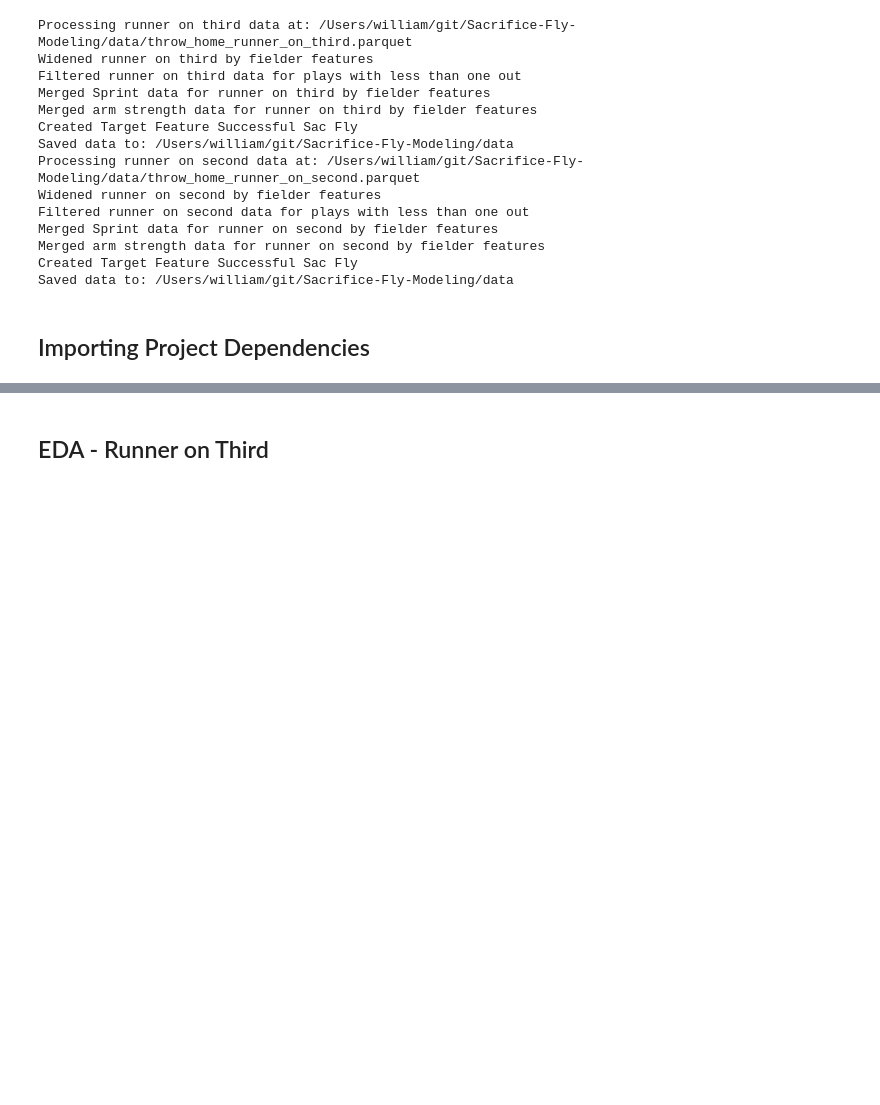
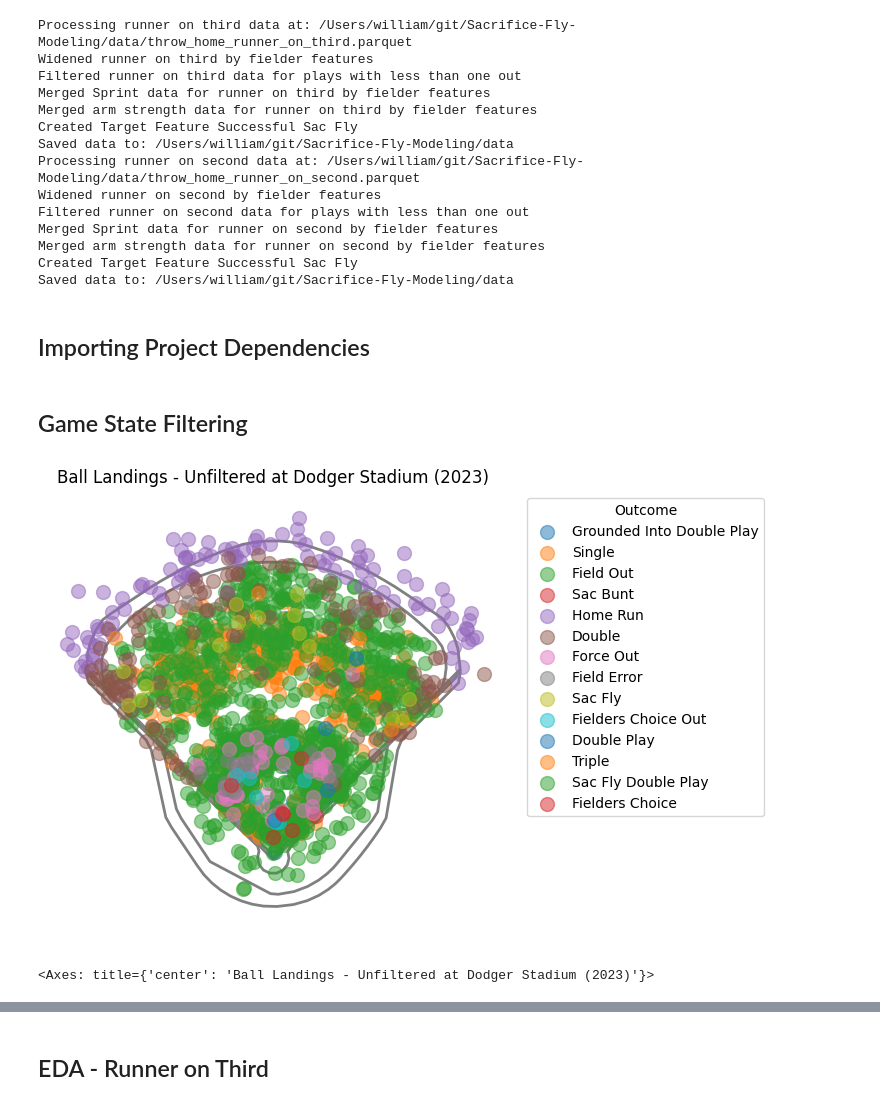
Before and after one commit to Dodgers-Capstone/Sacrifice-Fly-Modeling, a Jupyter notebook: notebooks/1_master.ipynb, the cells around one changed output, grey strips where cells are left out. Drawn from its saved outputs; the diff is of its cells as text; code cells hidden in the pictures; blank space fills up the shorter version.

```diff
--- a/notebooks/1_master.ipynb
+++ b/notebooks/1_master.ipynb
@@ -82,0 +84,21 @@ on_base_lf = pl.scan_parquet(on_base_path)
+# %%
+on_base_path = os.path.abspath("../data/throw_home_runner_on_third_wide_sprint_arm.parquet")
+on_base_lf = pl.scan_parquet(on_base_path)
+
+statcast_pd = statcast(start_dt="2023-04-01",
+                       end_dt="2023-10-01",
+                       team = "LAD",
+                       verbose = False
+)
+# %% [markdown]
+## Game State Filtering
+# %%
+statcast_pd['hc_x'] = pd.to_numeric(statcast_pd['hc_x'], errors='coerce')
+statcast_pd['hc_y'] = pd.to_numeric(statcast_pd['hc_y'], errors='coerce')
+statcast_pd = statcast_pd.dropna(subset=['hc_x', 'hc_y'])
+statcast_pd = statcast_pd[statcast_pd['home_team'] == 'LAD']
+
+spraychart(statcast_pd, 'dodgers', title='Ball Landings - Unfiltered at Dodger Stadium (2023)')
+# %% [output]
+[figure, added]
+<Axes: title={'center': 'Ball Landings - Unfiltered at Dodger Stadium (2023)'}>
```
Also changed, not shown: parts of 50 cells of this notebook.
